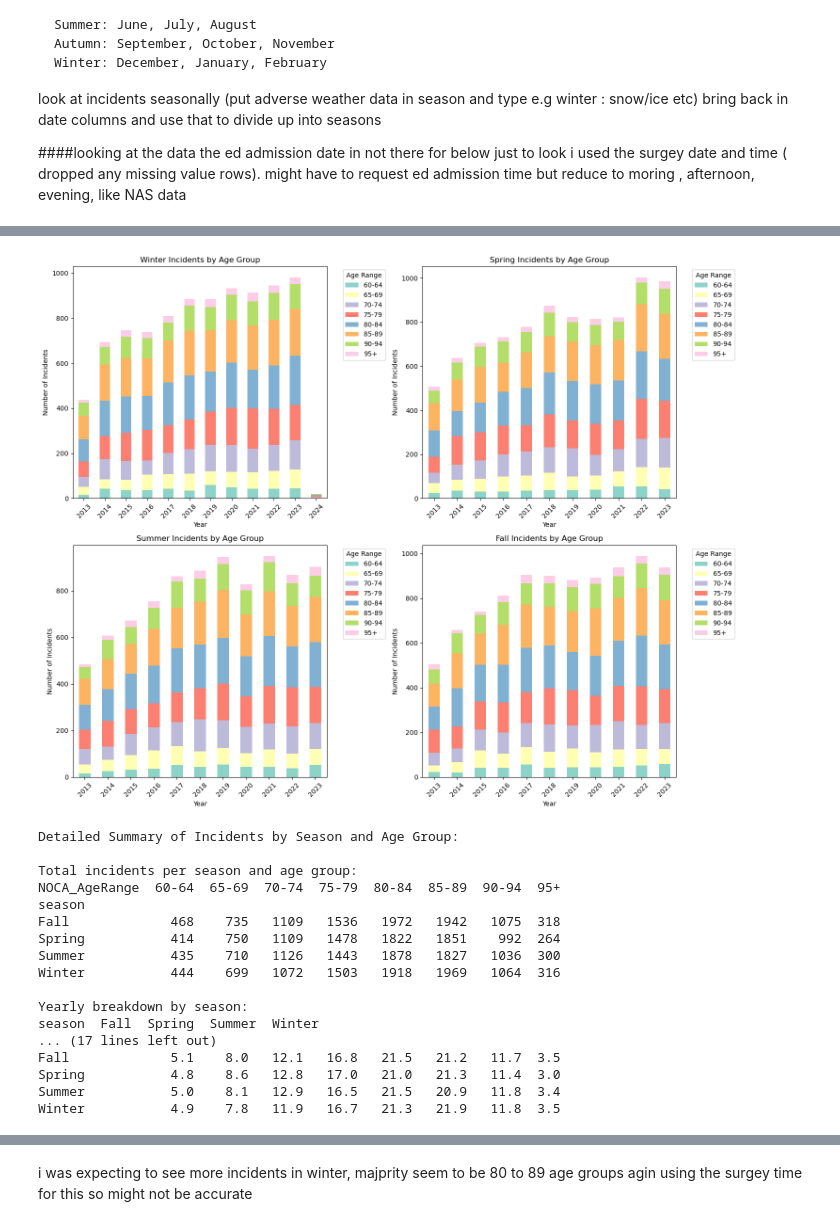
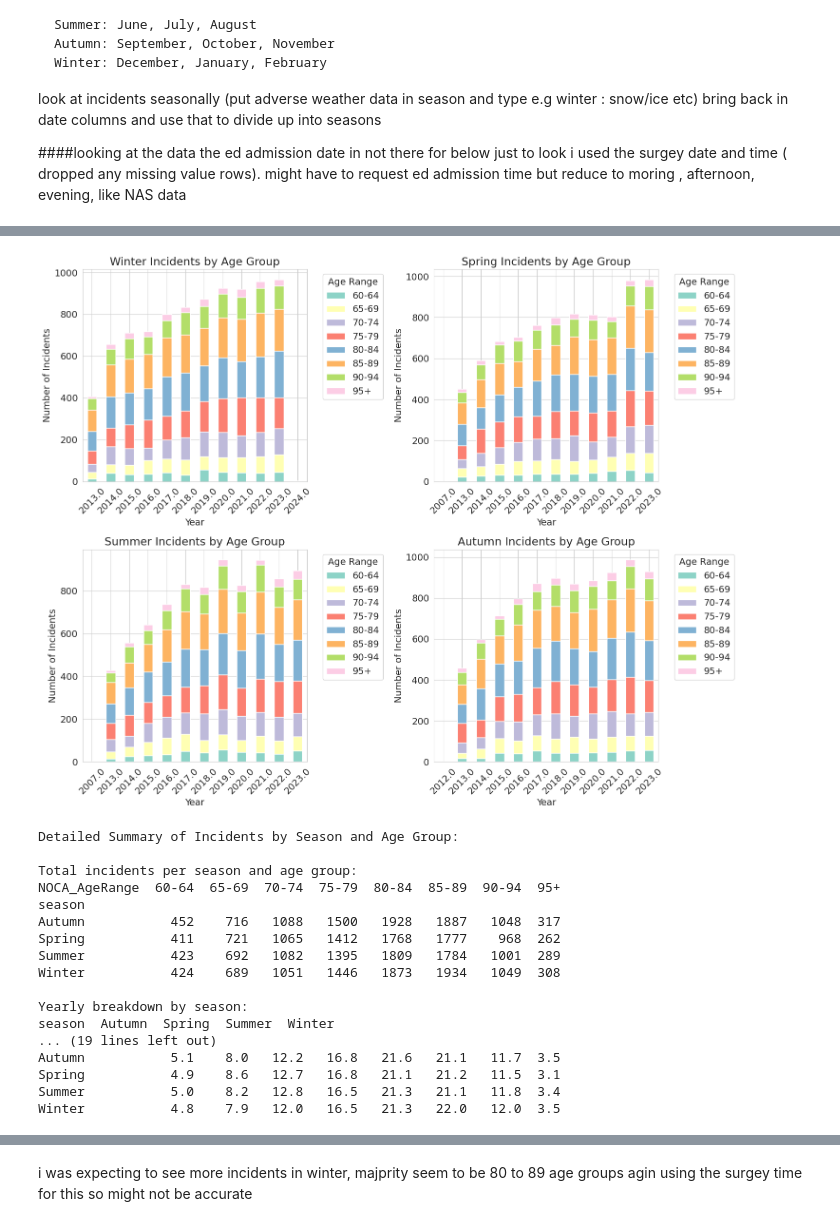
Before and after one commit to paulie57/ul_project_Msc_AI, a Jupyter notebook: data/ihfd/ihfd.ipynb, the cells around one changed output, grey strips where cells are left out. Drawn from its saved outputs; the diff is of its cells as text; code cells hidden in the pictures.

```diff
--- a/data/ihfd/ihfd.ipynb
+++ b/data/ihfd/ihfd.ipynb
@@ -1,12 +1,32 @@
+# %%
+##Set styling for plotting
+import pandas as pd
+import matplotlib.pyplot as plt
+import matplotlib.dates as mdates
+import matplotlib.ticker as ticker
+import seaborn as sns
+sns.set_palette('colorblind')
+from matplotlib.pyplot import tight_layout
+# ##SETTING PARAMS FOR MATPLOTLIB FIGURES
+plt.rcParams.update({"figure.figsize": (6, 6),
+                 "axes.facecolor": "white",
+                 "axes.edgecolor": "black"})
+plt.rcParams['axes.prop_cycle'] = plt.cycler(color=sns.color_palette('colorblind'))
+##set font size
+font = {'family': 'sans-serif',
+       'weight': 'normal',
+       'size': 14}
+plt.rc('font', **font)
+# ##PANDAS PLOTTING
+pd.plotting.register_matplotlib_converters()
 # %%
 ##set file path outside git=hub repo (data must not be stpored in github)
-file_path='/mnt/hgfs/shared/ihfd.xlsx'
+file_path='/mnt/hgfs/shared/ihfdv2.xlsx'
 
 ##Import modules
-import pandas as pd
-import seaborn as sns
-import matplotlib.pyplot as plt
+import numpy as np
 !pip install openpyxl
+%matplotlib inline
 ##save juypter env file
 !conda env export > ihfd_environment.yml
 # %% [output]
@@ -501,7 +759,7 @@ numeric_cols = ihfd_date.select_dtypes(include=['int64', 'float64']).columns
 categorical_cols = ihfd_date.select_dtypes(include=['object', 'category']).columns
 
 #Adm_Primary_Surgery_DateTime
-ihfd_date['Adm_Primary_Surgery_DateTime'] = pd.to_datetime(ihfd_date['Adm_Primary_Surgery_DateTime'], format='%d/%m/%Y %H:%M')
+ihfd_date['Adm_First_Pres_Hosp_DateTime'] = pd.to_datetime(ihfd_date['Adm_First_Pres_Hosp_DateTime'], format='%d/%m/%Y %H:%M')
 
 # Fill numeric columns with mean
 ihfd_date[numeric_cols] = ihfd_date[numeric_cols].fillna(ihfd_date[numeric_cols].median())
@@ -562,22 +795,18 @@ dtype: int64
 # %%
-import pandas as pd
-import matplotlib.pyplot as plt
-import seaborn as sns
-
 df = ihfd_date_red.copy()
 
 # create the new columns
-df.loc[:, 'season'] = pd.DatetimeIndex(df['Adm_Primary_Surgery_DateTime']).quarter.map({
+df.loc[:, 'season'] = pd.DatetimeIndex(df['Adm_First_Pres_Hosp_DateTime']).quarter.map({
     1: 'Winter',
     2: 'Spring',
     3: 'Summer',
-    4: 'Fall'
+    4: 'Autumn'
 })
 
-df.loc[:, 'year'] = df['Adm_Primary_Surgery_DateTime'].dt.year
+df.loc[:, 'year'] = df['Adm_First_Pres_Hosp_DateTime'].dt.year
 
 # Create pivot table for each season
-seasons = ['Winter', 'Spring', 'Summer', 'Fall']
+seasons = ['Winter', 'Spring', 'Summer', 'Autumn']
 fig, axes = plt.subplots(2, 2, figsize=(15, 12))
 axes = axes.ravel()
 
@@ -590,7 +819,7 @@ for idx, season in enumerate(seasons):
     # Create pivot table - counting occurrences by year
     pivot_data = pd.pivot_table(
         season_data,
-        values='Adm_Primary_Surgery_DateTime',
+        values='Adm_First_Pres_Hosp_DateTime',
         index='year',
         columns='NOCA_AgeRange',
         aggfunc='count',
@@ -601,48 +830,48 @@ for idx, season in enumerate(seasons):
         kind='bar',
         stacked=True,
         ax=axes[idx],
         color=colors,
         title=f'{season} Incidents by Age Group'
     )
 
     axes[idx].set_xlabel('Year')
     axes[idx].set_ylabel('Number of Incidents')
     axes[idx].legend(title='Age Range', bbox_to_anchor=(1.05, 1))
     axes[idx].tick_params(axis='x', rotation=45)
 
 plt.tight_layout()
 plt.show()
 
 # summary statistics
 print("\nDetailed Summary of Incidents by Season and Age Group:")
 seasonal_summary = df.groupby(['season', 'NOCA_AgeRange']).size().unstack(fill_value=0)
 print("\nTotal incidents per season and age group:")
 print(seasonal_summary)
 
 print("\nYearly breakdown by season:")
 yearly_seasonal = df.groupby(['year', 'season']).size().unstack(fill_value=0)
 print(yearly_seasonal)
 
 # Calculate percentages for each age group within seasons
 print("\nPercentage distribution of age groups within each season:")
 seasonal_percentages = seasonal_summary.div(seasonal_summary.sum(axis=1), axis=0) * 100
 print(seasonal_percentages.round(1))
 # %% [output]
-[figure, old version]
+[figure, new version]
 Detailed Summary of Incidents by Season and Age Group:
 
 Total incidents per season and age group:
 NOCA_AgeRange  60-64  65-69  70-74  75-79  80-84  85-89  90-94  95+
 season
-Fall             468    735   1109   1536   1972   1942   1075  318
-Spring           414    750   1109   1478   1822   1851    992  264
-Summer           435    710   1126   1443   1878   1827   1036  300
-Winter           444    699   1072   1503   1918   1969   1064  316
+Autumn           452    716   1088   1500   1928   1887   1048  317
+Spring           411    721   1065   1412   1768   1777    968  262
+Summer           423    692   1082   1395   1809   1784   1001  289
+Winter           424    689   1051   1446   1873   1934   1049  308
 
 Yearly breakdown by season:
-season  Fall  Spring  Summer  Winter
-... (17 lines left out)
-Fall             5.1    8.0   12.1   16.8   21.5   21.2   11.7  3.5
-Spring           4.8    8.6   12.8   17.0   21.0   21.3   11.4  3.0
-Summer           5.0    8.1   12.9   16.5   21.5   20.9   11.8  3.4
-Winter           4.9    7.8   11.9   16.7   21.3   21.9   11.8  3.5
+season  Autumn  Spring  Summer  Winter
+... (19 lines left out)
+Autumn           5.1    8.0   12.2   16.8   21.6   21.1   11.7  3.5
+Spring           4.9    8.6   12.7   16.8   21.1   21.2   11.5  3.1
+Summer           5.0    8.2   12.8   16.5   21.3   21.1   11.8  3.4
+Winter           4.8    7.9   12.0   16.5   21.3   22.0   12.0  3.5
```
Also changed, not shown: parts of 25 cells of this notebook, 12 other files.
